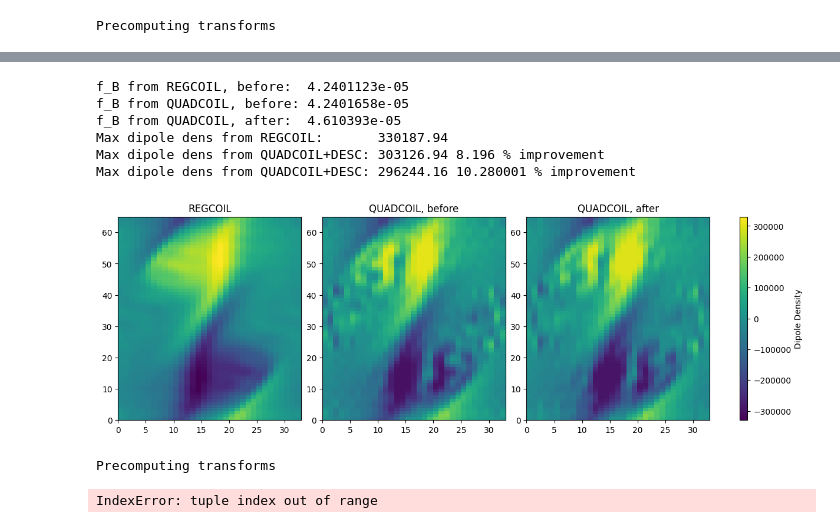
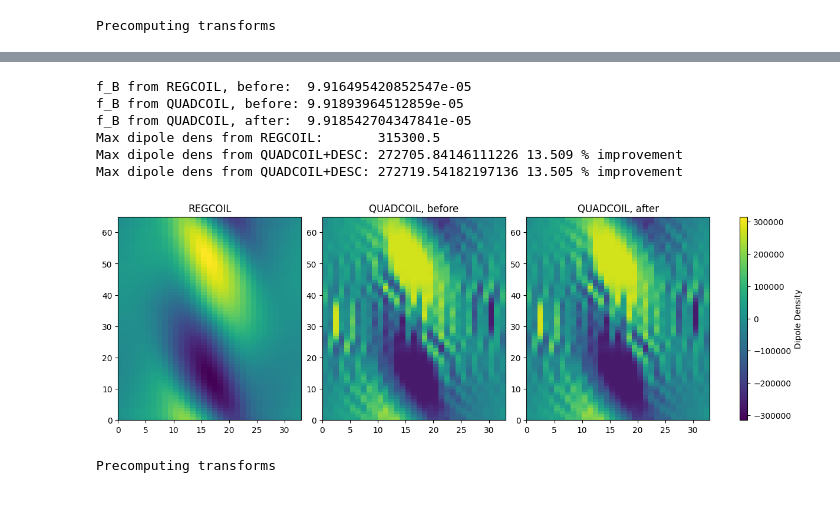
Before and after one commit to lankef/quadcoil, a Jupyter notebook: examples/quasi_single_stage.ipynb, the cells around one changed output, grey strips where cells are left out. Cells and saved outputs as stored; diff of their text form; code cells hidden in the pictures.

```diff
--- a/examples/quasi_single_stage.ipynb
+++ b/examples/quasi_single_stage.ipynb
@@ -215,6 +219,6 @@ mean abs phi 2399.5405
 # %%
 # Calculating normalization factors
-from quadcoil.objective import f_max_Phi2, f_B, f_max_Phi, Phi
+from quadcoil.quantity import f_max_Phi2, f_B, f_max_Phi, Phi
 # Auto-normalization will not work for dipole objectives,
 # because they are zero when Phi is 0.
 # Therefore, we choose instead to normalize
@@ -223,7 +227,7 @@ unit_Phi2 = f_max_Phi2(regcoili_qp, phi_test_list[i_infl])
 print('Max(Phi^2) =', unit_Phi2, 'At the inflection point.')
 unit_Phi = f_max_Phi(regcoili_qp, phi_test_list[i_infl])
 print('Max(Phi) =', unit_Phi, 'At the inflection point.')
-
+f_Phi_crtl = unit_Phi
 quadcoil_kwargs = {
     'mpol': mpol,
     'ntor': ntor,
@@ -237,15 +241,6 @@ quadcoil_kwargs = {
     'constraint_type': ('<=',),
     'constraint_unit': (f_B_target,),
     'constraint_value': np.array([f_B_target,]),
-    'fstop_outer': 1e-10, # convergence rate tolerance
-    'xstop_outer': 0., # convergence rate tolerance
-    'gtol_outer': 1e-10, # gradient tolerance
-    'ctol_outer': 1e-10, # constraint tolerance
-    'fstop_inner': 0.,
-    'xstop_inner': 0.,
-    'gtol_inner': 1e-10,
-    'maxiter_tot': 10000,
-    'maxiter_inner': 2000,
-    'c_init': 1.,
+    # 'verbose':1,
 }
 # %% [output]
@@ -377,7 +291,6 @@ normalized_qs_val = obj.compute(*obj.xs(desc_eq)) / obj.normalization
 Precomputing transforms
 # %%
 quadcoil_kwargs_obj = quadcoil_kwargs.copy()
-# The negative sign is accounted for inside QuadcoilProxy.
 quadcoil_kwargs_obj['plasma_coil_distance'] = separation
 quadcoil_objective = QuadcoilProxy(
     eq=desc_eq,
@@ -390,7 +303,7 @@ quadcoil_objective = QuadcoilProxy(
     normalize=False,
     normalize_target=False,
     name="QUADCOIL Proxy",
-    # verbose=3,
+    verbose=0,
 )
 quadcoil_objective.build()
 # %% [output]
@@ -514,7 +406,7 @@ objective = ObjectiveFunction((
 ))
 # %%
 optimizer = Optimizer('fmin-auglag-bfgs')
-if not os.path.exists('dipole_' + wout_file + '_eq.h5'):
+if True: # not os.path.exists('dipole_' + wout_file + '_eq.h5'):
     eqb, history = desc_eq.optimize(
         objective=objective,
         constraints=constraints,
@@ -550,2 +442,2 @@ Fixed Psi error:                                             0.000e+00  -->   0.
 # %%
-out_dict_qss, qp_qss, phi_mn_qss, status_qss = quadcoil_objective.compute_full(*quadcoil_objective.xs(eqb))
+out_dict_qss, qp_qss, dofs_mn_qss, status_qss = quadcoil_objective.compute_full(*quadcoil_objective.xs(eqb))
@@ -552,47 +451,47 @@ out_dict_qss, qp_qss, phi_mn_qss, status_qss = quadcoil_objective.compute_full(*
 # %%
 print('f_B from REGCOIL, before: ', f_B(regcoili_qp, phi_test_list[i_infl]))
 print('f_B from QUADCOIL, before:', f_B(qp_obj, phi_mn_obj))
-print('f_B from QUADCOIL, after: ', f_B(qp_qss, phi_mn_qss))
+print('f_B from QUADCOIL, after: ', f_B(qp_qss, dofs_mn_qss))
 f_Phi_crtl = f_max_Phi(regcoili_qp, phi_test_list[i_infl])
 f_Phi_2 = f_max_Phi(qp_obj, phi_mn_obj)
-f_Phi_3 = f_max_Phi(qp_qss, phi_mn_qss)
+f_Phi_3 = f_max_Phi(qp_qss, dofs_mn_qss)
 print('Max dipole dens from REGCOIL:      ', f_Phi_crtl)
 print('Max dipole dens from QUADCOIL+DESC:', f_Phi_2, round((f_Phi_crtl-f_Phi_2)/f_Phi_crtl*100, 3), '% improvement')
 print('Max dipole dens from QUADCOIL+DESC:', f_Phi_3, round((f_Phi_crtl-f_Phi_3)/f_Phi_crtl*100, 3), '% improvement')
 
-phi_regcoil = Phi(qp, phi_test_list[i_infl])
-phi_quadcoil = Phi(qp, phi_mn)
-phi_quadcoil3 = Phi(qp, phi_mn_qss)
+phi_regcoil = Phi(regcoili_qp, phi_test_list[i_infl])
+phi_quadcoil = Phi(qp_obj, phi_mn_obj)
+phi_quadcoil3 = Phi(qp_qss, dofs_mn_qss)
 cmin = np.min([phi_regcoil, phi_quadcoil3])
 cmax = np.max([phi_regcoil, phi_quadcoil3])
 
 # fig, axes = plt.subplots(1, 2, figsize=(12, 4), constrained_layout=True)
 fig, axes = plt.subplots(1, 3, figsize=(12, 4), constrained_layout=True)
 
 # Plot for REGCOIL
 im0 = axes[0].pcolor(phi_regcoil, vmin=cmin, vmax=cmax)
 axes[0].set_title('REGCOIL')
 # Plot for QUADCOIL
 im1 = axes[1].pcolor(phi_quadcoil, vmin=cmin, vmax=cmax)
 axes[1].set_title('QUADCOIL, before')
 # Plot for QUADCOIL
 im1 = axes[2].pcolor(phi_quadcoil3, vmin=cmin, vmax=cmax)
 axes[2].set_title('QUADCOIL, after')
 
 
 # Add colorbar with better positioning
 cbar = fig.colorbar(im1, ax=axes, orientation='vertical', shrink=1., aspect=25, pad=0.05)
 cbar.set_label("Dipole Density")
 
 plt.show()
 # %% [output]
-f_B from REGCOIL, before:  4.2401123e-05
-f_B from QUADCOIL, before: 4.2401658e-05
-f_B from QUADCOIL, after:  4.610393e-05
-Max dipole dens from REGCOIL:       330187.94
-Max dipole dens from QUADCOIL+DESC: 303126.94 8.196 % improvement
-Max dipole dens from QUADCOIL+DESC: 296244.16 10.280001 % improvement
+f_B from REGCOIL, before:  9.916495420852547e-05
+f_B from QUADCOIL, before: 9.91893964512859e-05
+f_B from QUADCOIL, after:  9.918542704347841e-05
+Max dipole dens from REGCOIL:       315300.5
+Max dipole dens from QUADCOIL+DESC: 272705.84146111226 13.509 % improvement
+Max dipole dens from QUADCOIL+DESC: 272719.54182197136 13.505 % improvement
-[figure, old version]
+[figure, new version]
 # %%
 qs_objective.build()
 # %% [output]
@@ -600,7 +499,3 @@ Precomputing transforms
 # %%
 grad_test = quadcoil_objective.grad(*quadcoil_objective.xs(eqb))
 qs_grad_test = qs_objective.grad(*qs_objective.xs(eqb))
-# %%
-grad_test[1]
-# %% [output]
-IndexError: tuple index out of range
```
Also changed, not shown: parts of 29 cells of this notebook, 3 other files.
